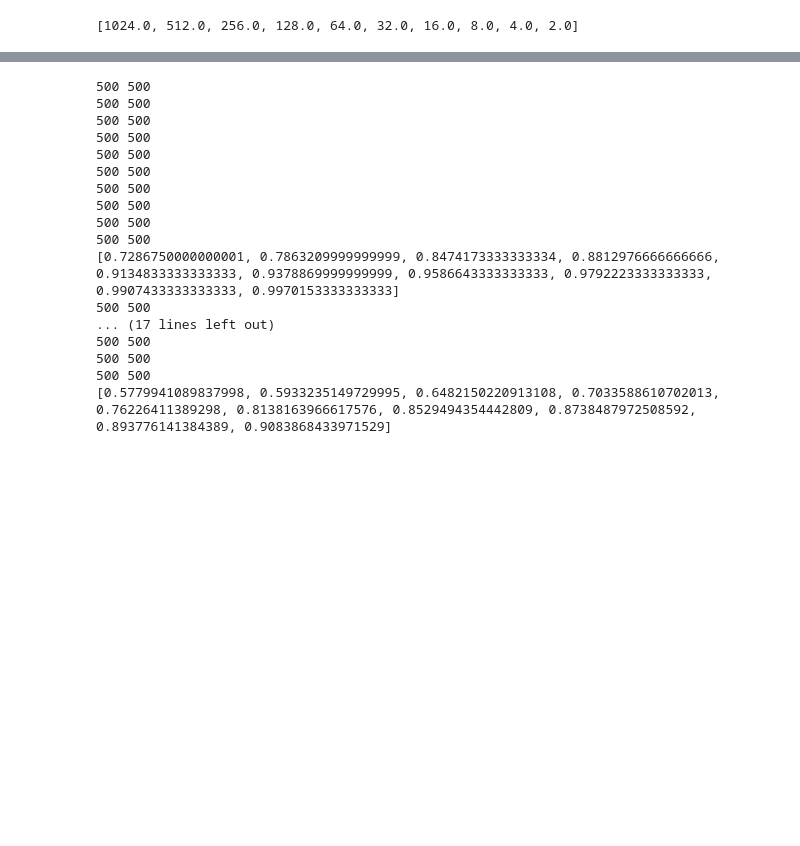
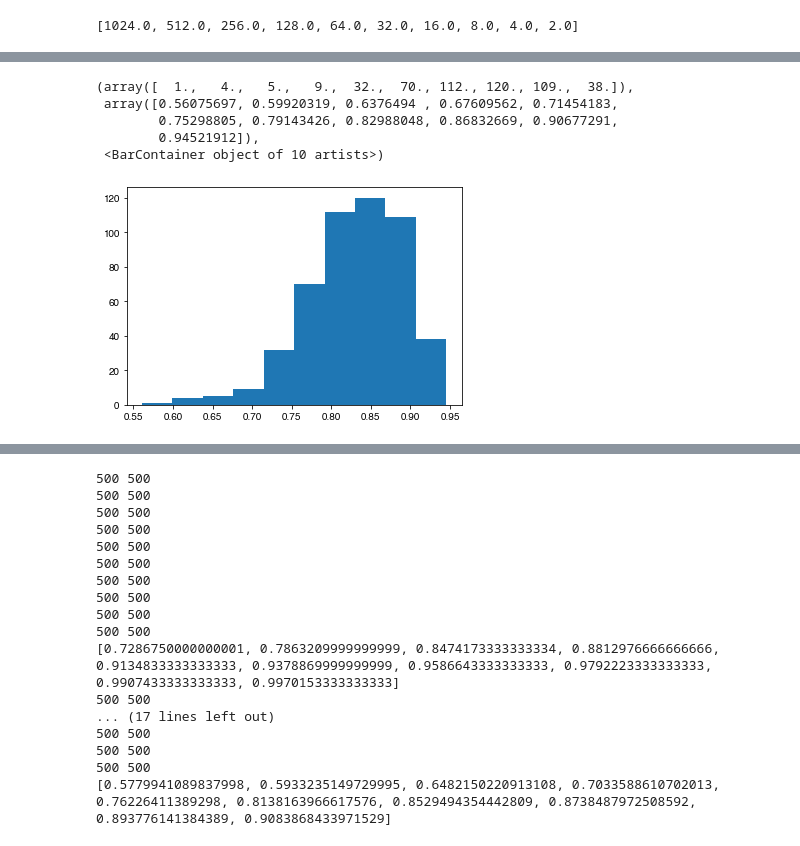
Before and after one commit to mayuri95/designing_for_privacy, a Jupyter notebook: pac_private_gd/gd_accs.ipynb, the cells around one changed output, grey strips where cells are left out. Cells and saved outputs as stored; diff of their text form; code cells hidden in the pictures; blank space fills up the shorter version.

```diff
--- a/pac_private_gd/gd_accs.ipynb
+++ b/pac_private_gd/gd_accs.ipynb
@@ -119,0 +121,9 @@ for data_ind, data in enumerate(['credit', 'mnist_0_vs_7', 'mnist_7_vs_9']):
+# %%
+plt.hist(orig_accs[key][1])
+# %% [output]
+(array([  1.,   4.,   5.,   9.,  32.,  70., 112., 120., 109.,  38.]),
+ array([0.56075697, 0.59920319, 0.6376494 , 0.67609562, 0.71454183,
+        0.75298805, 0.79143426, 0.82988048, 0.86832669, 0.90677291,
+        0.94521912]),
+ <BarContainer object of 10 artists>)
+[figure, added]
```
Also changed, not shown: parts of 12 cells of this notebook, 5 other files.
